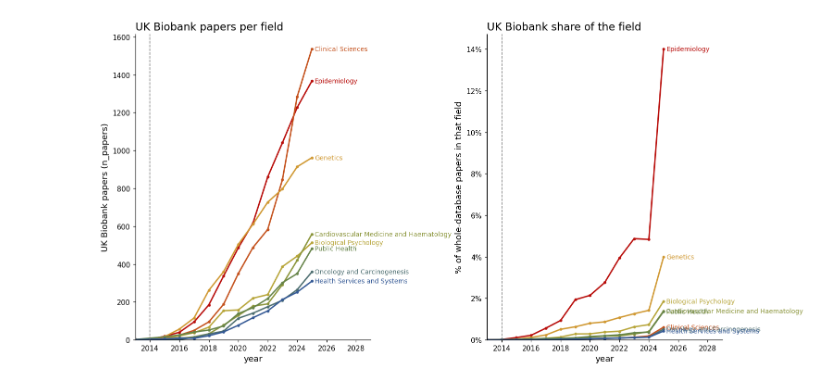
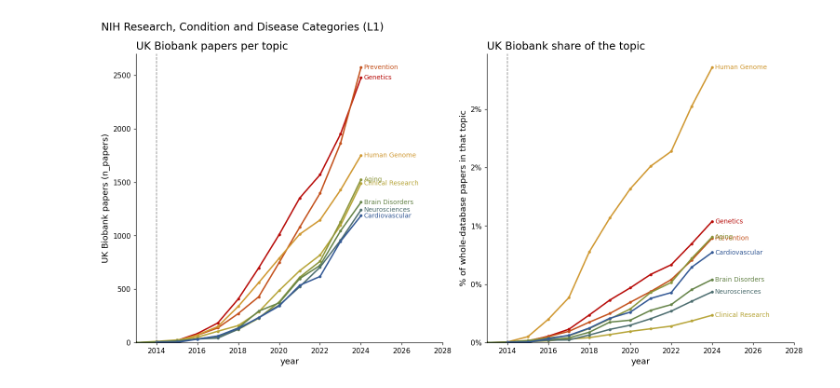
Before and after one commit to OxfordDemSci/20_years_of_ukb, a Jupyter notebook: src/data_analysis/03_academic_impact.ipynb, the cells around one changed output. Drawn from its saved outputs; the diff is of its cells as text; code cells hidden in the pictures.

```diff
--- a/src/data_analysis/03_academic_impact.ipynb
+++ b/src/data_analysis/03_academic_impact.ipynb
@@ -132,8 +252,8 @@ UK Biobank top 8 L4 fields (by n_papers, 2014+):
 # %%
 # =============================================================================
-# CHART 1 — whole-database growth in UK Biobank's top fields: UKBB vs others
+# CHART 1 — whole-database growth in UK Biobank's top categories: UKBB vs others
 # =============================================================================
-# Small multiples, one panel per field. Each panel stacks the field's yearly
+# Small multiples, one panel per category. Each panel stacks the category's yearly
 # papers into "UK Biobank" vs "everyone else", so you read BOTH the overall trend
 # (top of the stack = the whole database) and UK Biobank's slice within it. That
 # slice is small in absolute terms, so each panel is annotated with UK Biobank's
@@ -161,7 +281,7 @@ for ax, lab in zip(axes, TOP_LABELS):
     ax.xaxis.set_major_locator(mticker.MultipleLocator(5))
     ax.set_ylim(bottom=0)
     ax.margins(x=0.02)
-    ax.annotate(f"UKBB {share_ts.loc[YEAR_MAX, lab]:.1f}% @{YEAR_MAX}",
+    ax.annotate(f"UKBB {pct(share_at(lab))} @{YEAR_MAX}",
                 xy=(0.96, 0.06), xycoords="axes fraction", ha="right", va="bottom",
                 fontsize=STYLE["annot_fs"], color=C_UKBB)
 for ax in axes[TOP_N:]:
@@ -173,9 +293,11 @@ fig.legend(handles=[Patch(color=C_REST, label="others (non–UK Biobank)"),
                     Patch(color=C_UKBB, label="UK Biobank")],
            loc="upper right", ncol=2, frameon=False, fontsize=STYLE["legend_fs"])
 fig.suptitle(f"Whole-database publications per year — UK Biobank's top {TOP_N} "
-             f"{LEVEL} fields", fontsize=STYLE["title_fs"], x=0.01, ha="left")
+             f"{SYSTEM} {UNIT}s ({LEVEL}){DENOM_NOTE}",
+             fontsize=STYLE["title_fs"], x=0.01, ha="left")
 fig.supylabel("papers per year", fontsize=STYLE["label_fs"])
+flag_denominator(fig)
 fig.tight_layout()
-savefig(fig, "01_whole_db_field_trends")
+savefig(fig, f"01_whole_db_trends_{COL_TYPE}_{LEVEL}")
 plt.show()
 # %% [output]
@@ -184,43 +306,48 @@ plt.show()
 # =============================================================================
 # CHART 2 — how much UK Biobank adds, since it started publishing
 # =============================================================================
-# Left  : UK Biobank's own output in each field (absolute count).
-# Right : that output as a SHARE of the whole database in the same field.
+# Left  : UK Biobank's own output in each category (absolute count).
+# Right : that output as a SHARE of the whole database in the same category.
 # UK Biobank is a small slice of a vast literature, so the share is the truer
-# measure of its footprint than the raw count. Fields are direct-labelled on both
-# panels; colour follows the field across the whole notebook.
+# measure of its footprint than the raw count. Categories are direct-labelled on
+# both panels; colour follows the category across the whole notebook.
+# The left panel comes from the UK Biobank arm alone, so it stays readable even
+# when the background arm has no usable labels and the right panel is stamped out.
 fig, (axL, axR) = plt.subplots(1, 2, figsize=STYLE["figsize_wide"])
 
 for lab in TOP_LABELS:
     col = FIELD_COLORS[lab]
     axL.plot(ukbb_ts.index, ukbb_ts[lab], color=col, lw=2, marker="o", ms=3)
     axR.plot(share_ts.index, share_ts[lab], color=col, lw=2, marker="o", ms=3)
     yl = ukbb_ts[lab].dropna()
     if len(yl):
         axL.annotate(lab, (yl.index[-1], yl.iloc[-1]), color=col,
                      fontsize=STYLE["annot_fs"], va="center",
                      xytext=(4, 0), textcoords="offset points")
     yr = share_ts[lab].dropna()
     if len(yr):
         axR.annotate(lab, (yr.index[-1], yr.iloc[-1]), color=col,
                      fontsize=STYLE["annot_fs"], va="center",
                      xytext=(4, 0), textcoords="offset points")
 
 for ax in (axL, axR):
     ax.axvline(UKBB_YEAR, color=STYLE["edgecolor"], ls="--", lw=1)
     ax.set_xlabel("year")
     ax.set_ylim(bottom=0)
     ax.set_xlim(UKBB_YEAR - 1, YEAR_MAX + 4)       # room for the direct labels
-axL.set_title("UK Biobank papers per field", loc="left", fontsize=STYLE["title_fs"])
+axL.set_title(f"UK Biobank papers per {UNIT}", loc="left", fontsize=STYLE["title_fs"])
 axL.set_ylabel(f"UK Biobank papers ({VALUE})")
-axR.set_title("UK Biobank share of the field", loc="left", fontsize=STYLE["title_fs"])
-axR.set_ylabel("% of whole-database papers in that field")
+axR.set_title(f"UK Biobank share of the {UNIT}{DENOM_NOTE}", loc="left",
+              fontsize=STYLE["title_fs"])
+axR.set_ylabel(f"% of whole-database papers in that {UNIT}")
 axR.yaxis.set_major_formatter(mticker.StrMethodFormatter("{x:.0f}%"))
+flag_denominator(axR)
+fig.suptitle(f"{SYSTEM} ({LEVEL})", fontsize=STYLE["title_fs"], x=0.01, ha="left")
 fig.tight_layout()
-savefig(fig, "02_ukbb_contribution_{}".format(WEIGHT))
+savefig(fig, f"02_ukbb_contribution_{COL_TYPE}_{LEVEL}_{WEIGHT}")
 plt.show()
 # %% [output]
-[figure, old version]
+[figure, new version]
 # %%
 # =============================================================================
 # MARGINAL ANNUAL INCREASE SPEED — before vs after UK Biobank
```
Also changed, not shown: parts of 6 cells of this notebook, 17 other files.
